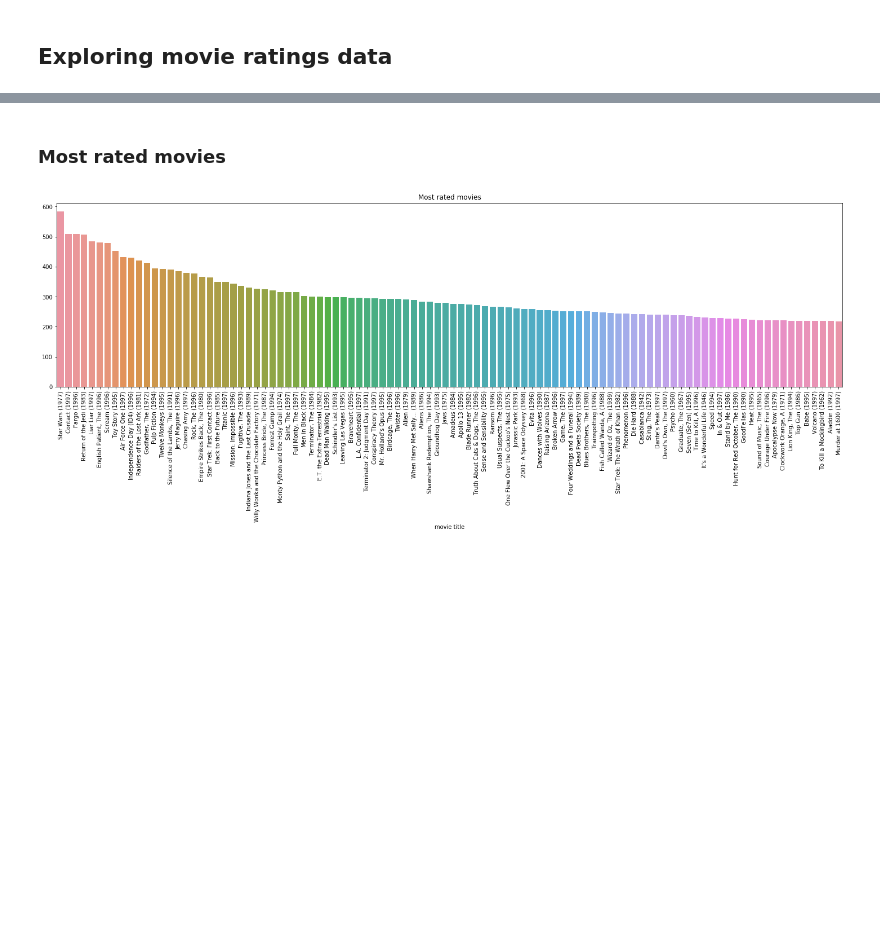
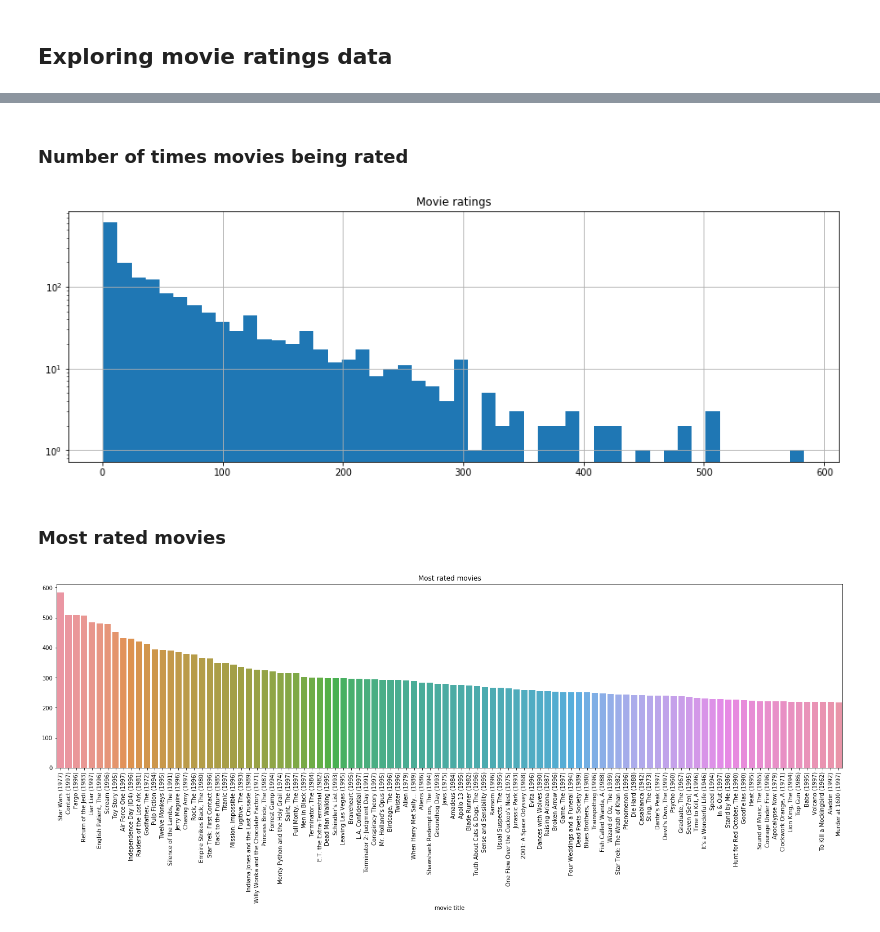
Before and after one commit to jjlbrown/RecommendationEngine, a Jupyter notebook: recommendation_part1_cf_svd.ipynb, the cells around one changed output, grey strips where cells are left out. Cells and saved outputs as stored; diff of their text form; code cells hidden in the pictures; blank space fills up the shorter version.

```diff
--- a/recommendation_part1_cf_svd.ipynb
+++ b/recommendation_part1_cf_svd.ipynb
@@ -146,3 +156,14 @@ items.head()
+# %% [markdown]
+### Number of times movies being rated
+# %%
+nr = ratings.groupby("movie_id")["rating"].size()
+plt.figure(figsize=(15,5))
+plt.title("Movie ratings")
+plt.hist(nr, bins=50, log=True)
+plt.grid()
+plt.show()
+# %% [output]
+[figure, added]
 # %% [markdown]
 ### Most rated movies
 # %%
```
Also changed, not shown: parts of 2 cells of this notebook.
